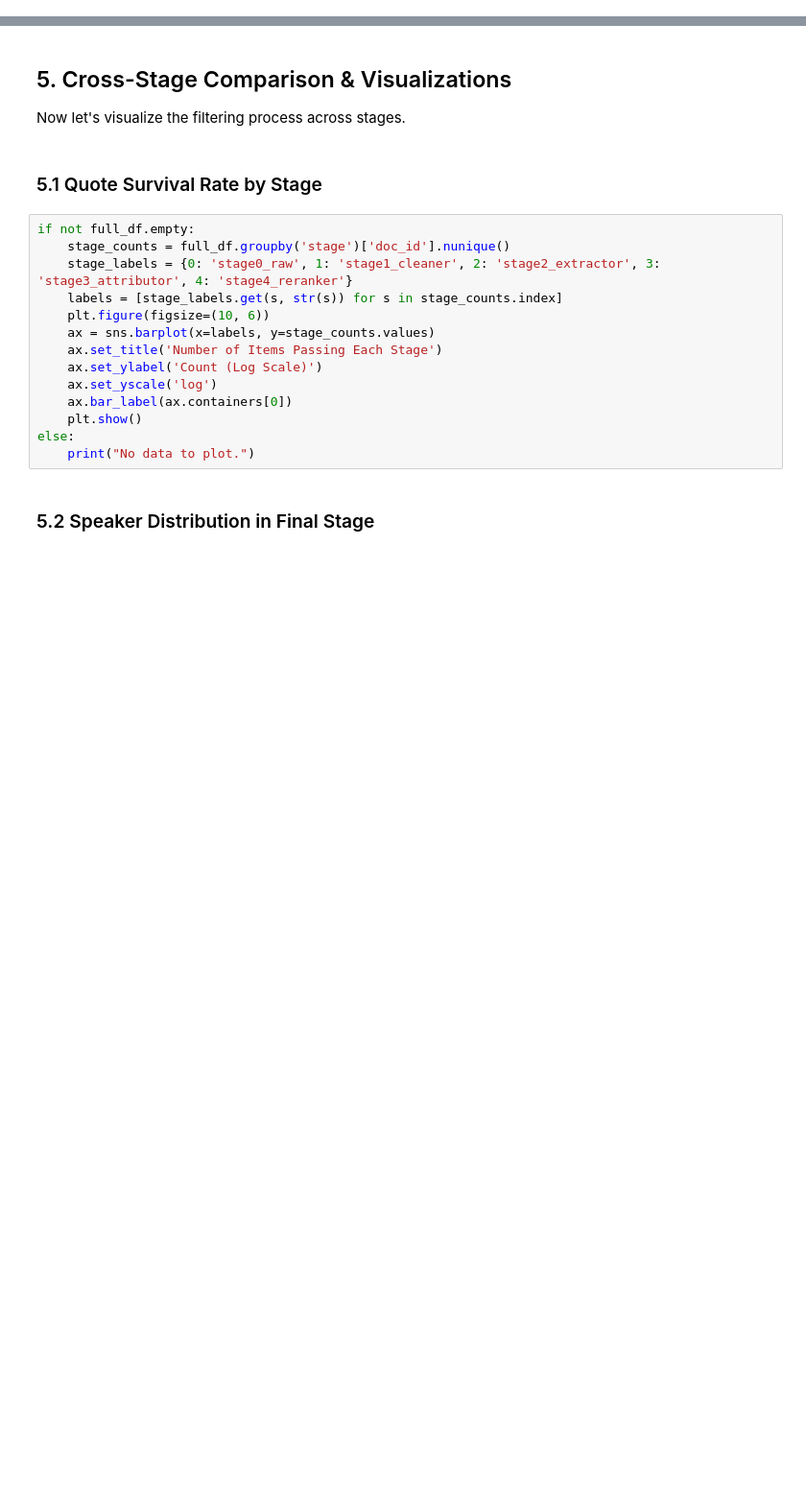
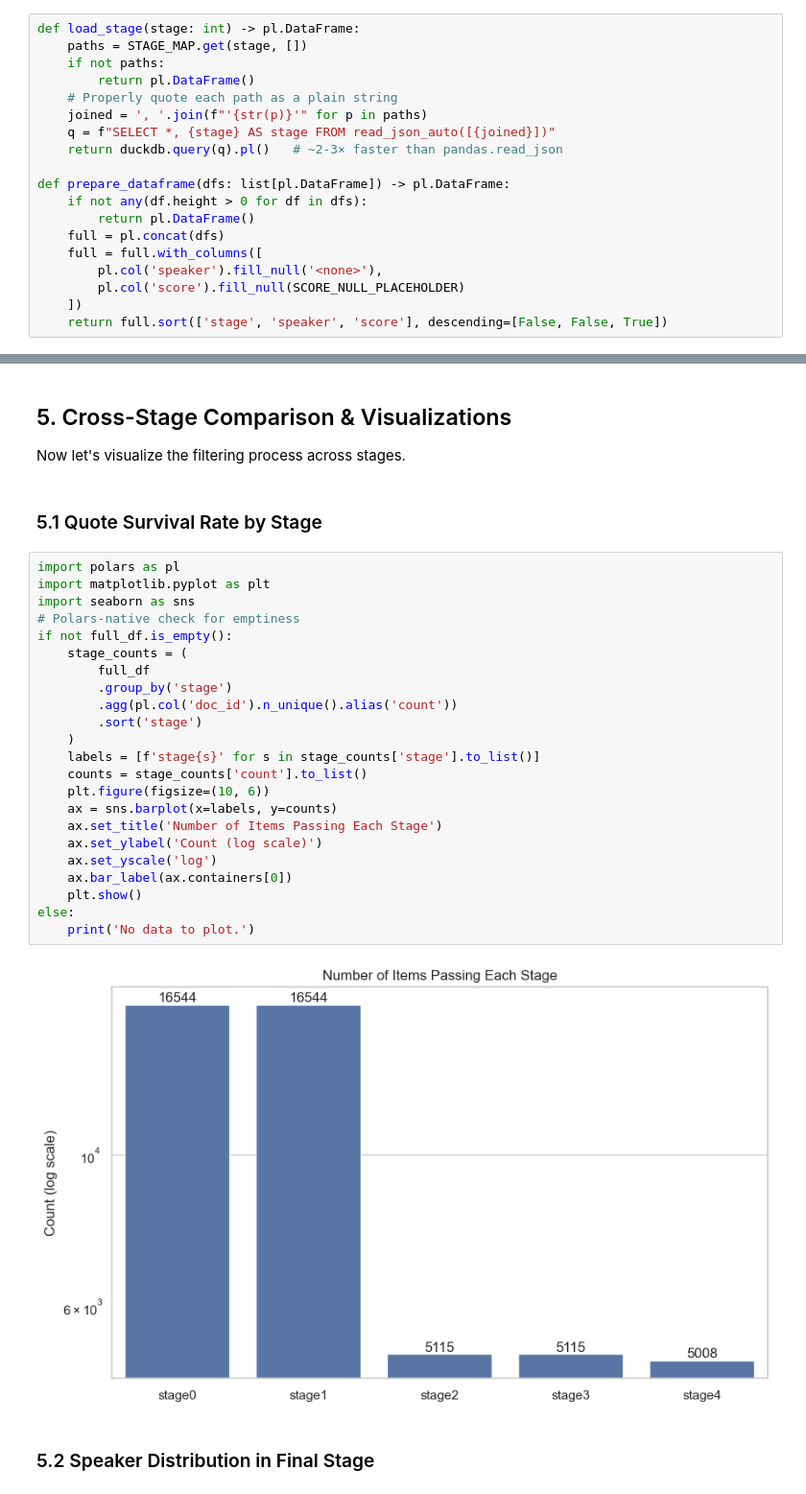
Before and after one commit to jakedugi/corp_speech_risk_dataset, a Jupyter notebook: notebooks/reports/pipeline_visualization.ipynb, the cells around one changed output, grey strips where cells are left out. Shown at 96% size. Cells and saved outputs as stored; diff of their text form; blank space fills up the shorter version.

```diff
--- a/notebooks/reports/pipeline_visualization.ipynb
+++ b/notebooks/reports/pipeline_visualization.ipynb
@@ -62,3 +70,22 @@ def prepare_dataframe(dfs: list[pd.DataFrame]) -> pd.DataFrame:
+# %%
+def load_stage(stage: int) -> pl.DataFrame:
+    paths = STAGE_MAP.get(stage, [])
+    if not paths:
+        return pl.DataFrame()
+    # Properly quote each path as a plain string
+    joined = ', '.join(f"'{str(p)}'" for p in paths)
+    q = f"SELECT *, {stage} AS stage FROM read_json_auto([{joined}])"
+    return duckdb.query(q).pl()   # ~2-3× faster than pandas.read_json
+
+def prepare_dataframe(dfs: list[pl.DataFrame]) -> pl.DataFrame:
+    if not any(df.height > 0 for df in dfs):
+        return pl.DataFrame()
+    full = pl.concat(dfs)
+    full = full.with_columns([
+        pl.col('speaker').fill_null('<none>'),
+        pl.col('score').fill_null(SCORE_NULL_PLACEHOLDER)
+    ])
+    return full.sort(['stage', 'speaker', 'score'], descending=[False, False, True])
 # %% [markdown]
 ## 3. Data Loading & Preparation
 
@@ -104,18 +179,29 @@ Now let's visualize the filtering process across stages.
 # %% [markdown]
 ### 5.1 Quote Survival Rate by Stage
 # %%
-if not full_df.empty:
-    stage_counts = full_df.groupby('stage')['doc_id'].nunique()
-    stage_labels = {0: 'stage0_raw', 1: 'stage1_cleaner', 2: 'stage2_extractor', 3: 'stage3_attributor', 4: 'stage4_reranker'}
-    labels = [stage_labels.get(s, str(s)) for s in stage_counts.index]
+import polars as pl
+import matplotlib.pyplot as plt
+import seaborn as sns
+# Polars-native check for emptiness
+if not full_df.is_empty():
+    stage_counts = (
+        full_df
+        .group_by('stage')
+        .agg(pl.col('doc_id').n_unique().alias('count'))
+        .sort('stage')
+    )
+    labels = [f'stage{s}' for s in stage_counts['stage'].to_list()]
+    counts = stage_counts['count'].to_list()
     plt.figure(figsize=(10, 6))
-    ax = sns.barplot(x=labels, y=stage_counts.values)
+    ax = sns.barplot(x=labels, y=counts)
     ax.set_title('Number of Items Passing Each Stage')
-    ax.set_ylabel('Count (Log Scale)')
+    ax.set_ylabel('Count (log scale)')
     ax.set_yscale('log')
     ax.bar_label(ax.containers[0])
     plt.show()
 else:
-    print("No data to plot.")
+    print('No data to plot.')
+# %% [output]
+[figure, added]
 # %% [markdown]
 ### 5.2 Speaker Distribution in Final Stage
```
Also changed, not shown: parts of 12 cells of this notebook, 10 other files.
